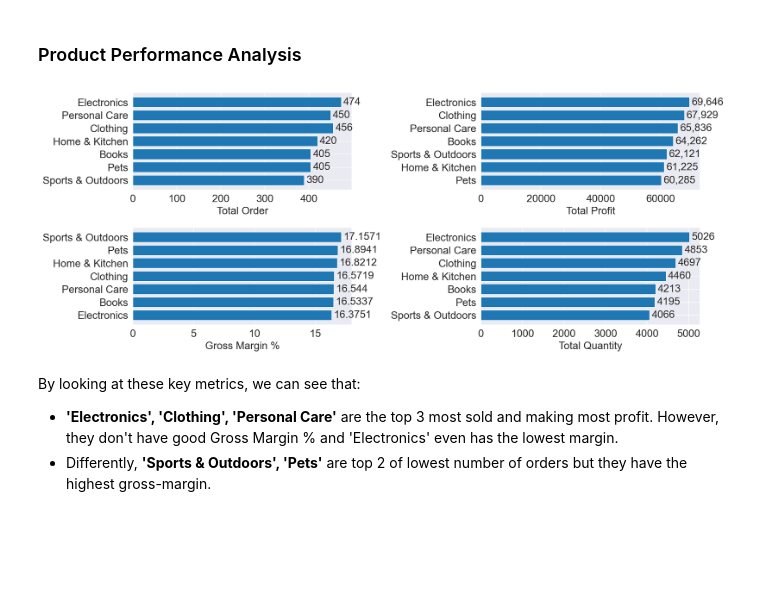
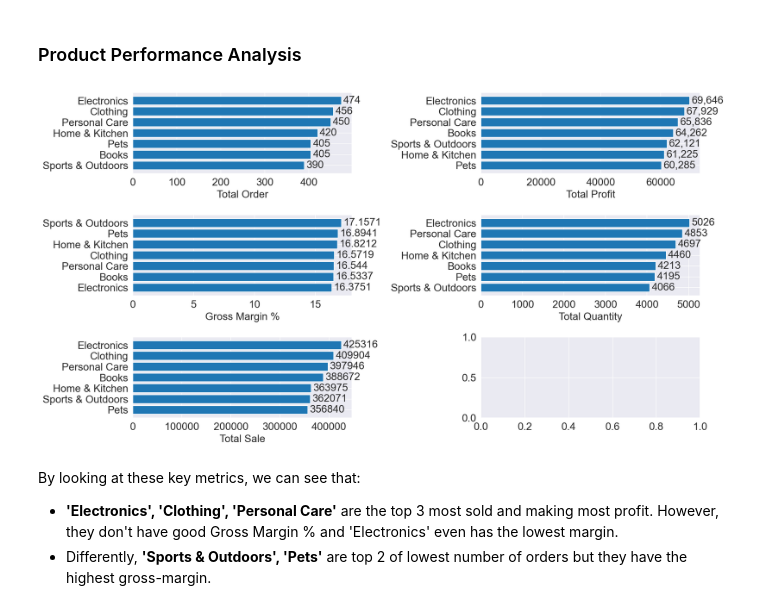
Before and after one commit to hlnetr21354/Future-Retail-Business-Case-Analysis, a Jupyter notebook: notebook/Future_Retail_Data_Cleaning_EDA.ipynb, the cells around one changed output. Cells and saved outputs as stored; diff of their text form; code cells hidden in the pictures; blank space fills up the shorter version.

Commit message:
Finalize Product Analysis

```diff
--- a/notebook/Future_Retail_Data_Cleaning_EDA.ipynb
+++ b/notebook/Future_Retail_Data_Cleaning_EDA.ipynb
@@ -362,7 +364,7 @@ product_agg['profit_per_unit'] = (product_agg['total_profit'] /
 product_agg.sort_values(['total_order'], ascending = [True],
                         inplace=True)
 # %%
-fig, axes = plt.subplots(2, 2, figsize=(15,6))
+fig, axes = plt.subplots(3, 2, figsize=(15,8))
 
 # Plot 1: Total Order
 bars1 = axes[0,0].barh(
@@ -373,36 +375,45 @@ axes[0,0].set_xlabel('Total Order')
 axes[0,0].bar_label(bars1, padding=3)
 
 # Plot 2: Total Profit
 product_agg.sort_values(['total_profit'], ascending = [True], inplace= True)
 bars2 = axes[0,1].barh(
     product_agg['Product Category'],
     product_agg['total_profit']
 )
 axes[0,1].set_xlabel('Total Profit')
 axes[0,1].bar_label(bars2, fmt='{:,.0f}', padding=3)
 
 # Plot 3
 product_agg.sort_values(['gross_margin'], ascending = True, inplace=True)
 bars3 = axes[1,0].barh(
     product_agg['Product Category'],
     product_agg['gross_margin']
 )
 axes[1,0].set_xlabel('Gross Margin %')
 axes[1,0].bar_label(bars3, padding=3)
 
 # Plot 4
 product_agg.sort_values(['total_quantity'], ascending = True, inplace=True)
-bars5 = axes[1,1].barh(
+bars4 = axes[1,1].barh(
     product_agg['Product Category'],
     product_agg['total_quantity']
 )
 axes[1,1].set_xlabel('Total Quantity')
-axes[1,1].bar_label(bars5, padding=3)
+axes[1,1].bar_label(bars4, padding=3)
+
+# Plot 5
+product_agg.sort_values(['total_sale'], ascending = True, inplace=True)
+bars5 = axes[2,0].barh(
+    product_agg['Product Category'],
+    product_agg['total_sale']
+)
+axes[2,0].set_xlabel('Total Sale')
+axes[2,0].bar_label(bars5, padding=3)
 
 plt.tight_layout()
 plt.show()
 # %% [output]
-[figure, old version]
+[figure, new version]
 # %% [markdown]
 By looking at these key metrics, we can see that:
 * **'Electronics', 'Clothing', 'Personal Care'** are the top 3 most sold and making most
```
Also changed, not shown: parts of 9 cells of this notebook.
